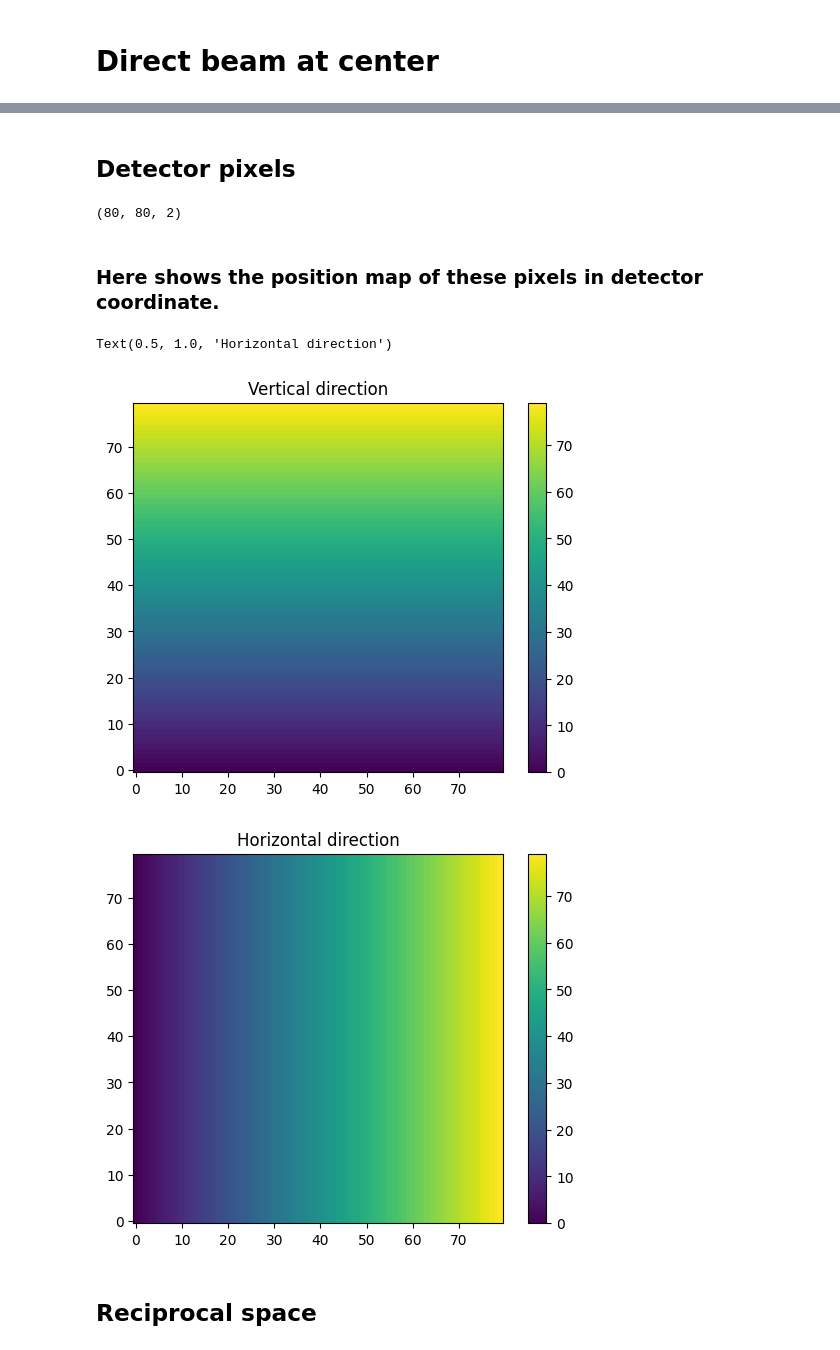
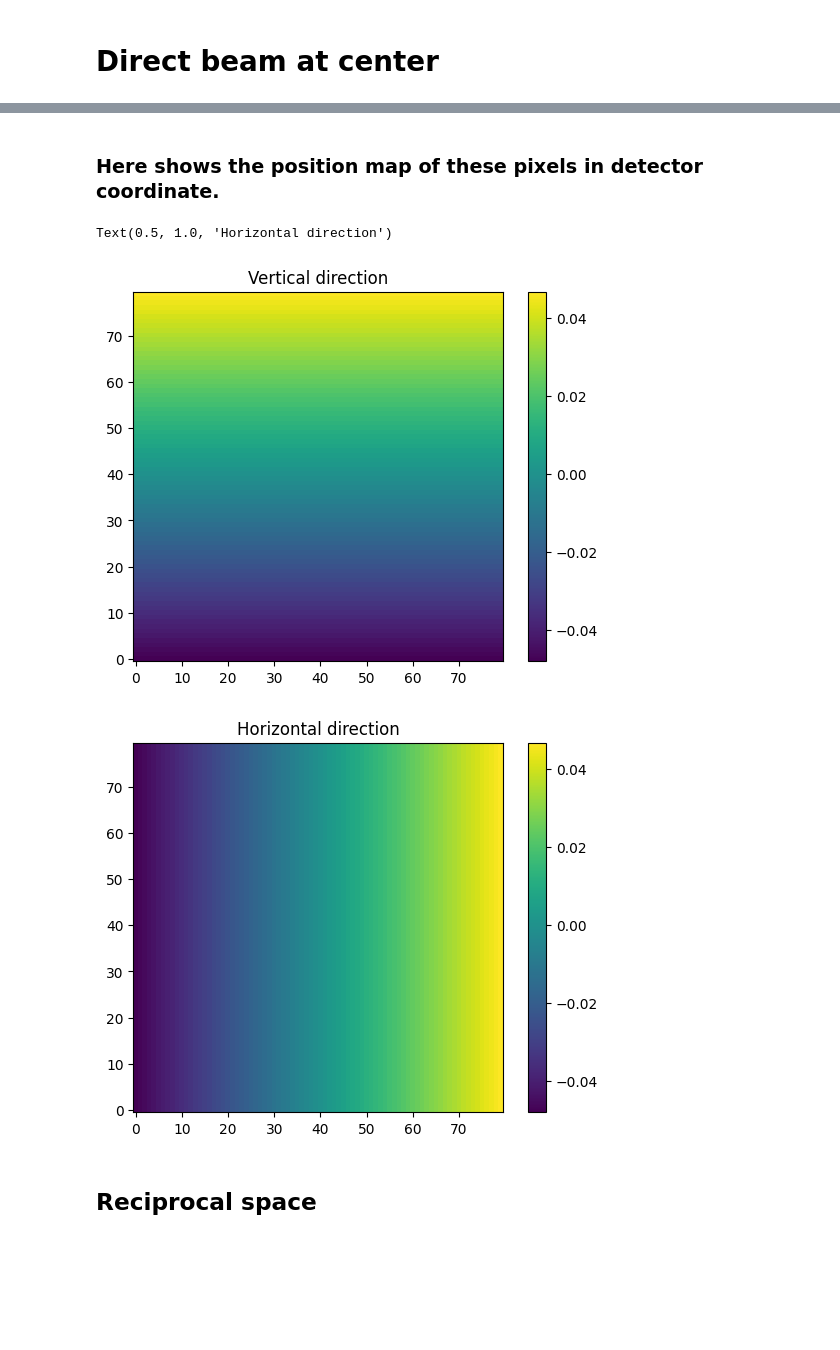
Before and after one commit to JunCEEE/sgeom, a Jupyter notebook: examples/usage.ipynb, the cells around one changed output, grey strips where cells are left out. Drawn from its saved outputs; the diff is of its cells as text; code cells hidden in the pictures; blank space fills up the shorter version.

```diff
--- a/examples/usage.ipynb
+++ b/examples/usage.ipynb
@@ -30,24 +53,18 @@ geom = sgeom.from_pixel_number([80, 80], 0.13, [40,40], 1200e-6, wavelength = 2.
-# %% [markdown]
-## Detector pixels
-# %%
-print(geom.detector_pixels.shape)
-# %% [output]
-(80, 80, 2)
 # %% [markdown]
 ### Here shows the position map of these pixels in detector coordinate.
 # %%
 plt.figure()
-plt.imshow(geom.detector_pixels[...,0], origin="lower")
+plt.imshow(geom.pixels_lab[...,0], origin="lower")
 plt.colorbar()
 plt.title("Vertical direction")
 plt.figure()
-plt.imshow(geom.detector_pixels[...,1], origin="lower")
+plt.imshow(geom.pixels_lab[...,1], origin="lower")
 plt.colorbar()
 plt.title("Horizontal direction")
 # %% [output]
 Text(0.5, 1.0, 'Horizontal direction')
-[figure, old version]
+[figure, new version]
-[figure, old version]
+[figure, new version]
 # %% [markdown]
 ## Reciprocal space
 # %%
```
Also changed, not shown: parts of 17 cells of this notebook, 7 other files.
